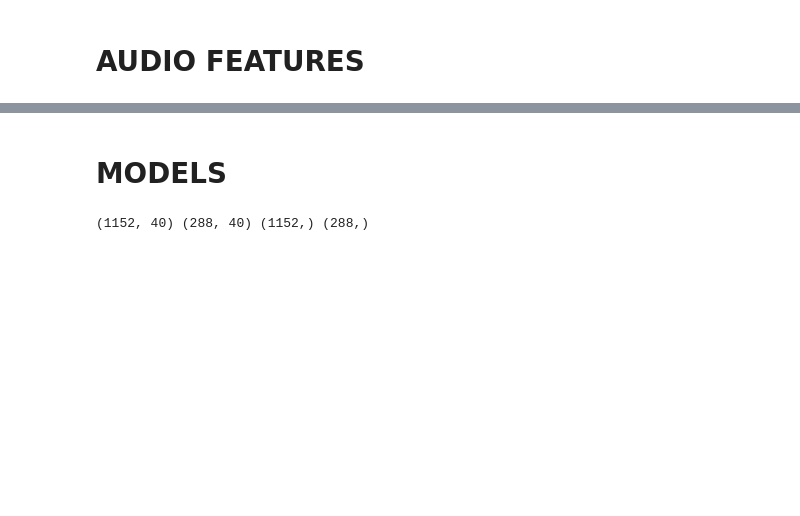
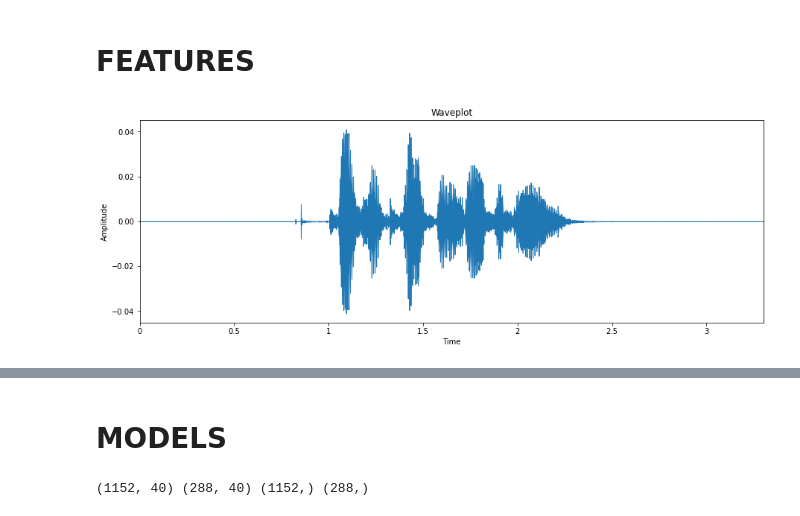
Before and after one commit to lorenanda/speech-emotion-recognition, a Jupyter notebook: notes.ipynb, the cells around one changed output, grey strips where cells are left out. Cells and saved outputs as stored; diff of their text form; code cells hidden in the pictures; blank space fills up the shorter version.

```diff
--- a/notes.ipynb
+++ b/notes.ipynb
@@ -71,11 +34,16 @@ mfcc_stack
 # %% [markdown]
-# AUDIO FEATURES
+# FEATURES
+# %%
+ylib1, sr1 = librosa.load('speech_emotion_recognition/data/Actor_01/03-01-01-01-01-01-01.wav')
 # %%
 # Plot the waveform of the first recording
 
 plt.figure(figsize=(15, 5))
-librosa.display.waveplot(y=data, sr=sr)
+librosa.display.waveplot(y=ylib1, sr=sr1)
 plt.xlabel("Time")
 plt.ylabel("Amplitude")
+plt.title("Waveplot")
 plt.show()
+# %% [output]
+[figure, added]
 # %%
```
Also changed, not shown: parts of 21 cells of this notebook.
